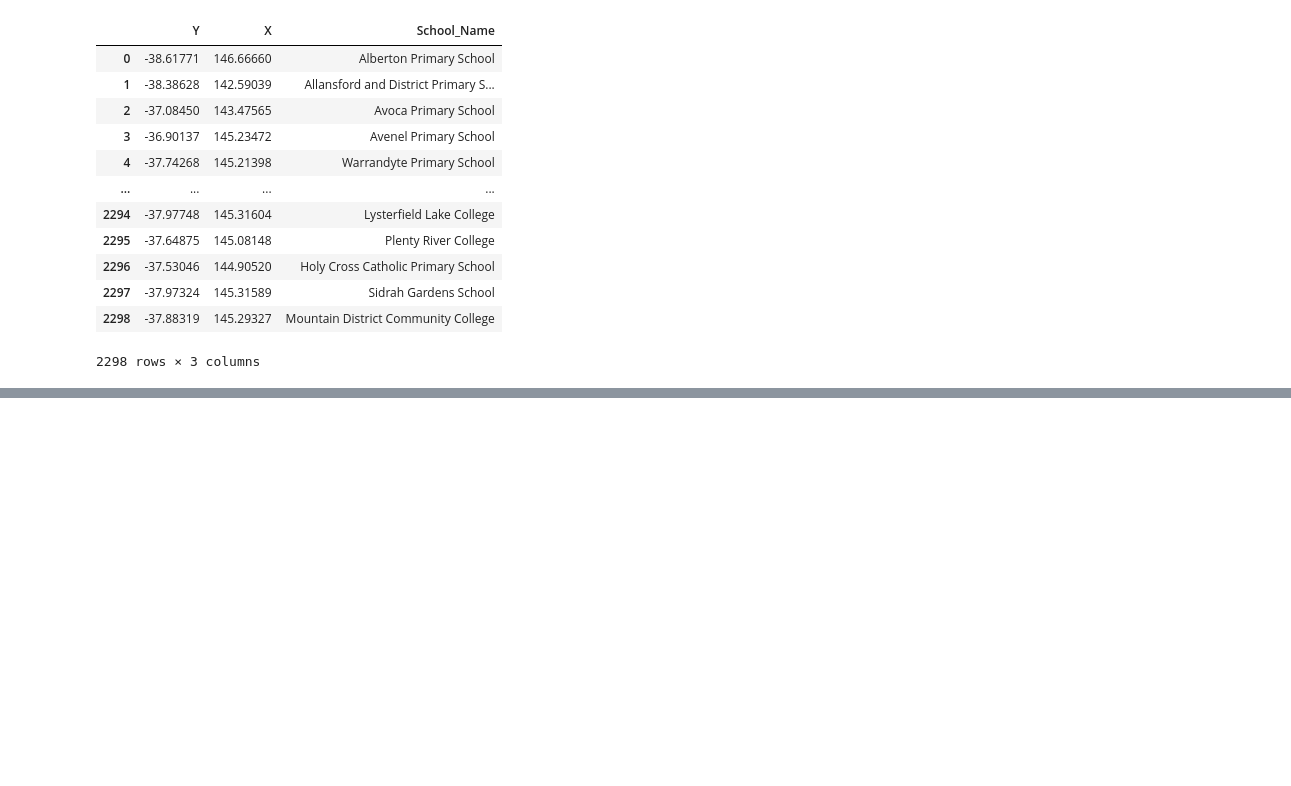
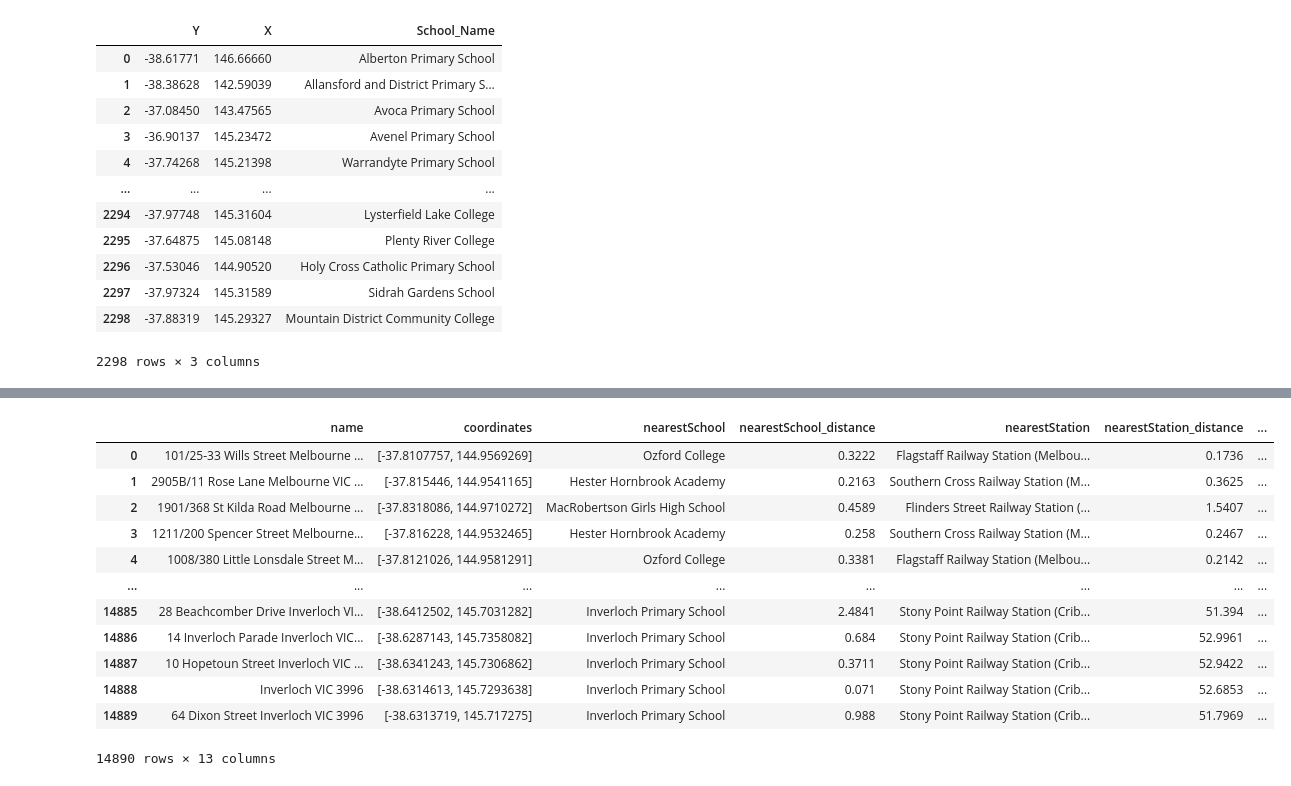
Before and after one commit to MAST30034-Applied-Data-Science/generic-real-estate-consulting-project-group-60, a Jupyter notebook: notebooks/Prepare_distance_to_nowProperty.ipynb, the cells around one changed output, grey strips where cells are left out. Cells and saved outputs as stored; diff of their text form; code cells hidden in the pictures; blank space fills up the shorter version.

```diff
--- a/notebooks/Prepare_distance_to_nowProperty.ipynb
+++ b/notebooks/Prepare_distance_to_nowProperty.ipynb
@@ -247,0 +370,20 @@ new_data = new_data.reset_index(drop=True)
+# %%
+new_data = pd.merge(new_data, station_point,  how='left',left_on='nearestStation', right_on='STOP_NAME')
+new_data = new_data.drop_duplicates(subset=['name'])
+new_data = new_data.reset_index(drop=True)
+new_data = new_data.rename(columns = {'Y':'School_Y','X':'School_X'})
+new_data
+# %% [output]
+|  | name | coordinates | nearestSchool | nearestSchool_distance | nearestStation | nearestStation_distance | ... |
+| 0 | 101/25-33 Wills Street Melbourne ... | [-37.8107757, 144.9569269] | Ozford College | 0.3222 | Flagstaff Railway Station (Melbou... | 0.1736 | ... |
+| 1 | 2905B/11 Rose Lane Melbourne VIC ... | [-37.815446, 144.9541165] | Hester Hornbrook Academy | 0.2163 | Southern Cross Railway Station (M... | 0.3625 | ... |
+| 2 | 1901/368 St Kilda Road Melbourne ... | [-37.8318086, 144.9710272] | MacRobertson Girls High School | 0.4589 | Flinders Street Railway Station (... | 1.5407 | ... |
+| 3 | 1211/200 Spencer Street Melbourne... | [-37.816228, 144.9532465] | Hester Hornbrook Academy | 0.258 | Southern Cross Railway Station (M... | 0.2467 | ... |
+| 4 | 1008/380 Little Lonsdale Street M... | [-37.8121026, 144.9581291] | Ozford College | 0.3381 | Flagstaff Railway Station (Melbou... | 0.2142 | ... |
+| ... | ... | ... | ... | ... | ... | ... | ... |
+| 14885 | 28 Beachcomber Drive Inverloch VI... | [-38.6412502, 145.7031282] | Inverloch Primary School | 2.4841 | Stony Point Railway Station (Crib... | 51.394 | ... |
+| 14886 | 14 Inverloch Parade Inverloch VIC... | [-38.6287143, 145.7358082] | Inverloch Primary School | 0.684 | Stony Point Railway Station (Crib... | 52.9961 | ... |
+| 14887 | 10 Hopetoun Street Inverloch VIC ... | [-38.6341243, 145.7306862] | Inverloch Primary School | 0.3711 | Stony Point Railway Station (Crib... | 52.9422 | ... |
+| 14888 | Inverloch VIC 3996 | [-38.6314613, 145.7293638] | Inverloch Primary School | 0.071 | Stony Point Railway Station (Crib... | 52.6853 | ... |
+| 14889 | 64 Dixon Street Inverloch VIC 3996 | [-38.6313719, 145.717275] | Inverloch Primary School | 0.988 | Stony Point Railway Station (Crib... | 51.7969 | ... |
+14890 rows × 13 columns
```
Also changed, not shown: parts of 82 cells of this notebook.
